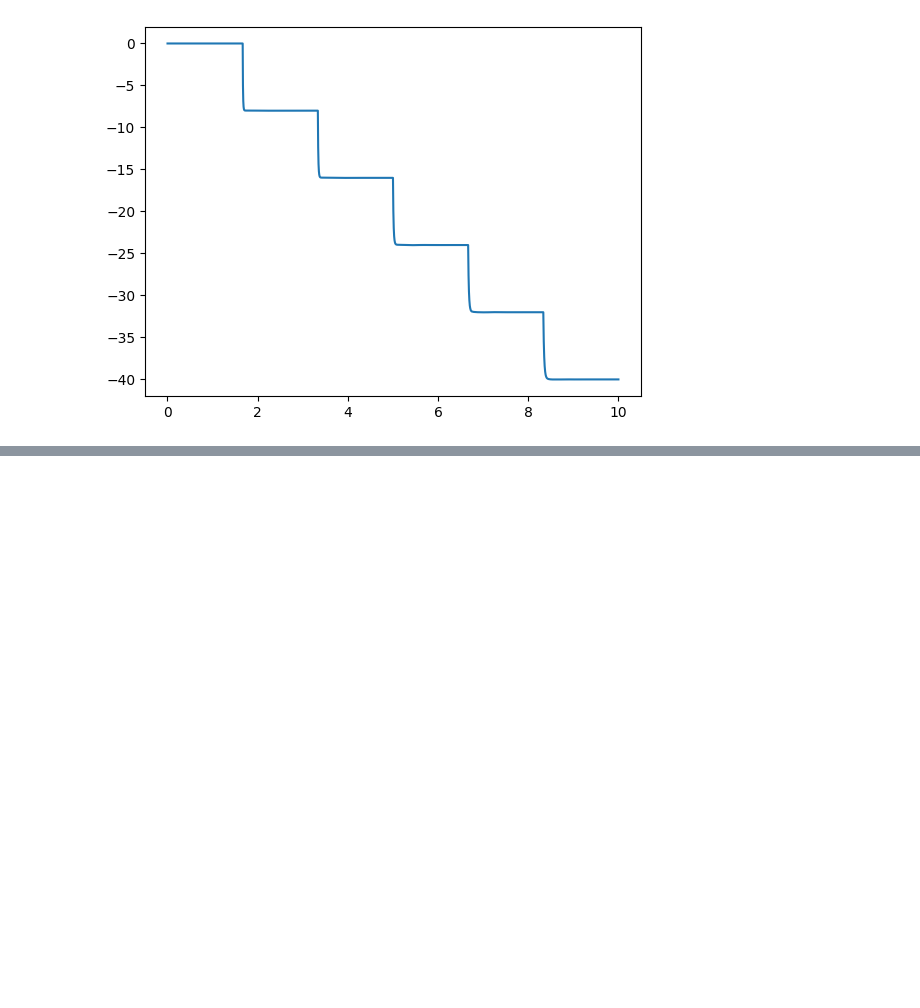
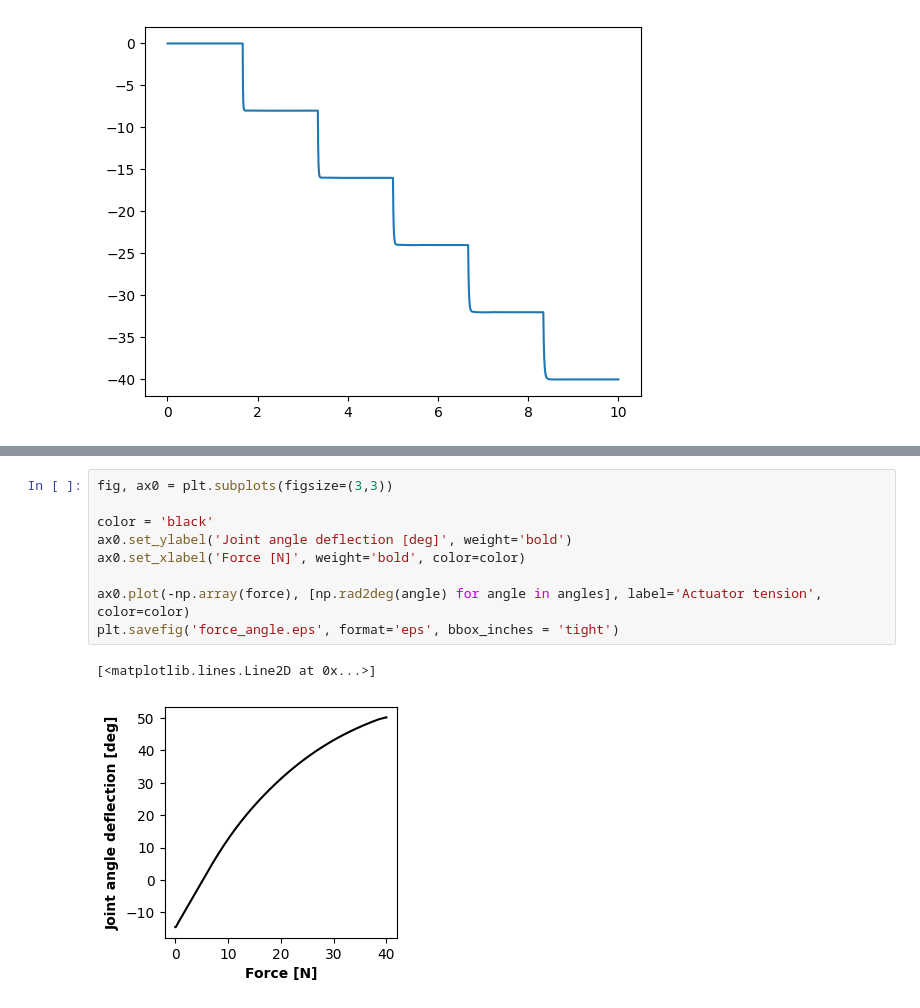
Before and after one commit to martantoine/QuadSegrity, a Jupyter notebook: leg.ipynb, the cells around one changed output, grey strips where cells are left out. Cells and saved outputs as stored; diff of their text form; blank space fills up the shorter version.

```diff
--- a/leg.ipynb
+++ b/leg.ipynb
@@ -130,0 +138,12 @@ plt.savefig('force_contraction.eps', format='eps')
+# %%
+fig, ax0 = plt.subplots(figsize=(3,3))
+
+color = 'black'
+ax0.set_ylabel('Joint angle deflection [deg]', weight='bold')
+ax0.set_xlabel('Force [N]', weight='bold', color=color)
+
+ax0.plot(-np.array(force), [np.rad2deg(angle) for angle in angles], label='Actuator tension', color=color)
+plt.savefig('force_angle.eps', format='eps', bbox_inches = 'tight')
+# %% [output]
+[<matplotlib.lines.Line2D at 0x...>]
+[figure, added]
```
Also changed, not shown: parts of 4 cells of this notebook, 5 other files.
